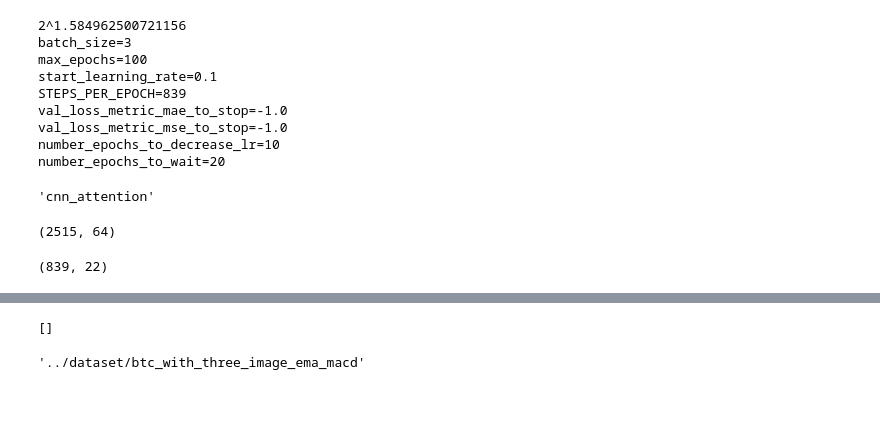
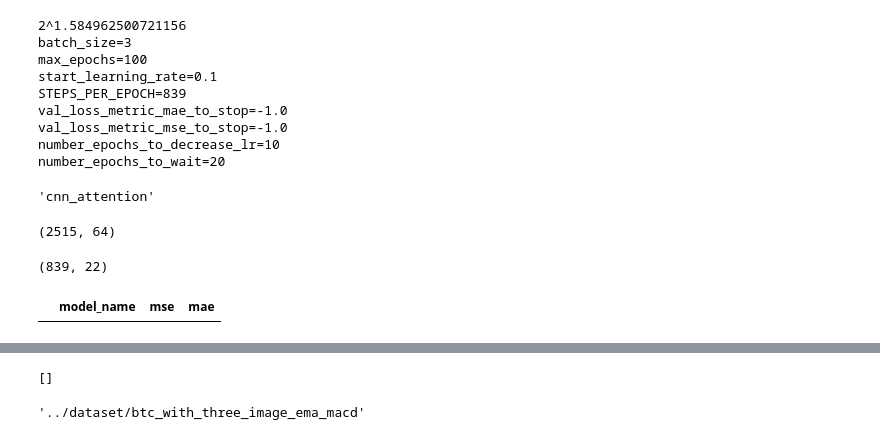
Before and after one commit to raming20/CNN-LSTM-predict-stock-price, a Jupyter notebook: data_analytics/CV_stock_market/train_model/model_use_attention.ipynb, the cells around one changed output, grey strips where cells are left out. Cells and saved outputs as stored; diff of their text form; code cells hidden in the pictures; blank space fills up the shorter version.

```diff
--- a/data_analytics/CV_stock_market/train_model/model_use_attention.ipynb
+++ b/data_analytics/CV_stock_market/train_model/model_use_attention.ipynb
@@ -311,6 +311,16 @@ model.compile(
 #     dataset_test_2,
 #     days_result
 # )
+# %%
+# Ví dụ
+all_models_folder_path = os.path.join(os.path.abspath(dataset_folder), "model_save")
+evaluate_all_models_in_dataset_folder(
+    all_models_folder_path,
+    dataset_test_2,
+    days_result
+)
+# %% [output]
+|  | model_name | mse | mae |
 # %%
 is_start_train = input("Start train? (y/n): ").lower()[0] == "y"
 if is_start_train:
```
Also changed, not shown: parts of 20 cells of this notebook, 1 other file.
